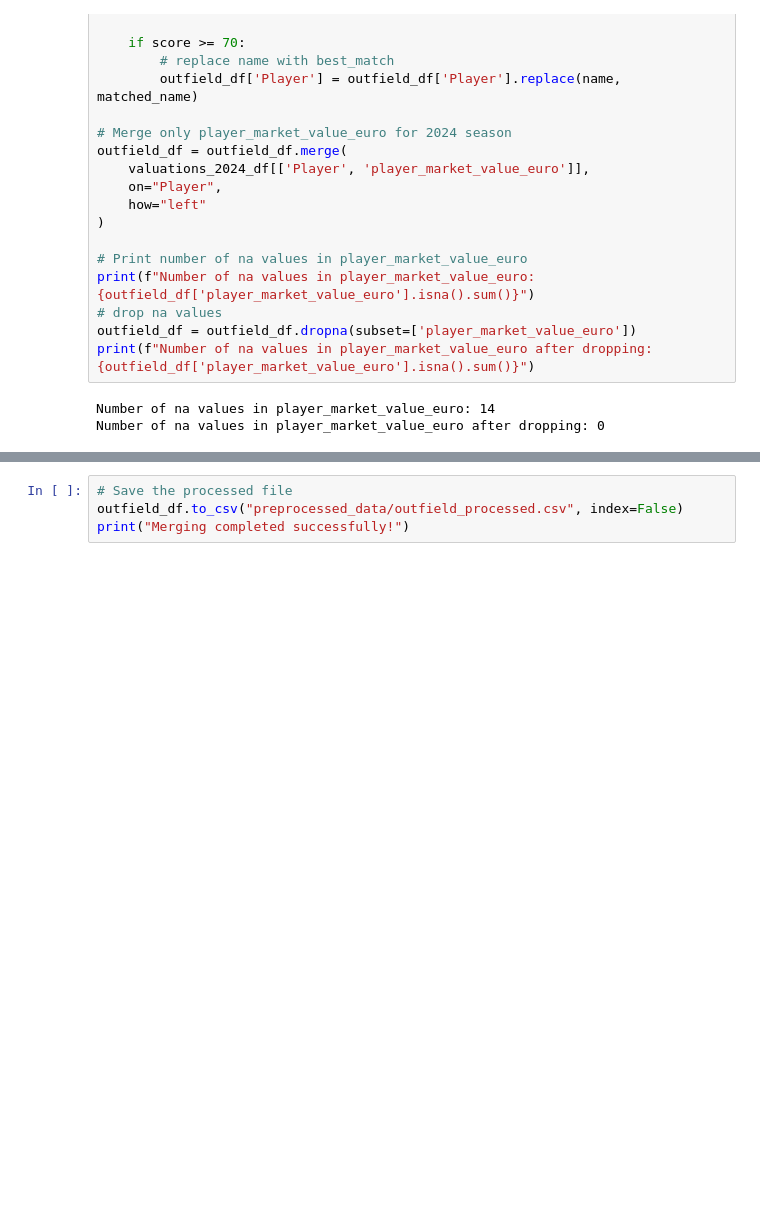
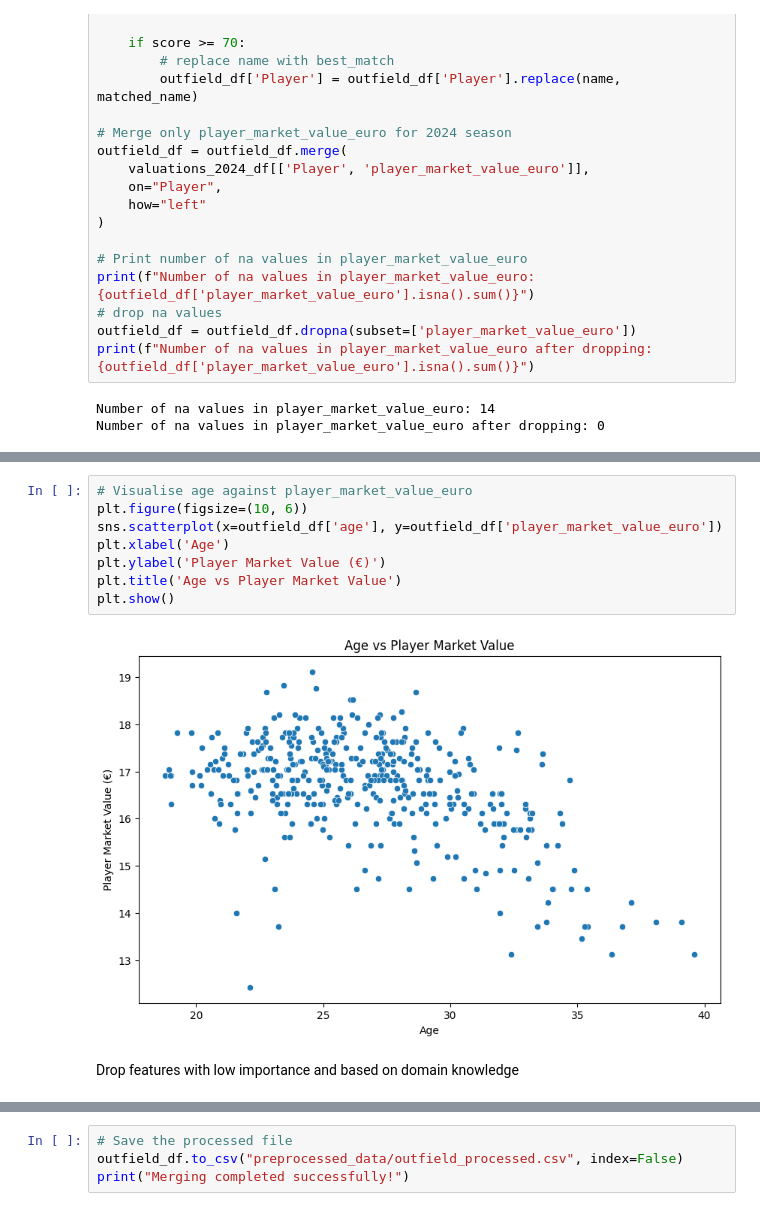
Before and after one commit to ruicongg/deadline-day, a Jupyter notebook: preprocessing.ipynb, the cells around one changed output, grey strips where cells are left out. Drawn from its saved outputs; the diff is of its cells as text; blank space fills up the shorter version.

```diff
--- a/preprocessing.ipynb
+++ b/preprocessing.ipynb
@@ -421,0 +293,12 @@ Number of na values in player_market_value_euro after dropping: 0
+# %%
+# Visualise age against player_market_value_euro
+plt.figure(figsize=(10, 6))
+sns.scatterplot(x=outfield_df['age'], y=outfield_df['player_market_value_euro'])
+plt.xlabel('Age')
+plt.ylabel('Player Market Value (€)')
+plt.title('Age vs Player Market Value')
+plt.show()
+# %% [output]
+[figure, added]
+# %% [markdown]
+Drop features with low importance and based on domain knowledge
```
Also changed, not shown: parts of 23 cells of this notebook, 5 other files.
